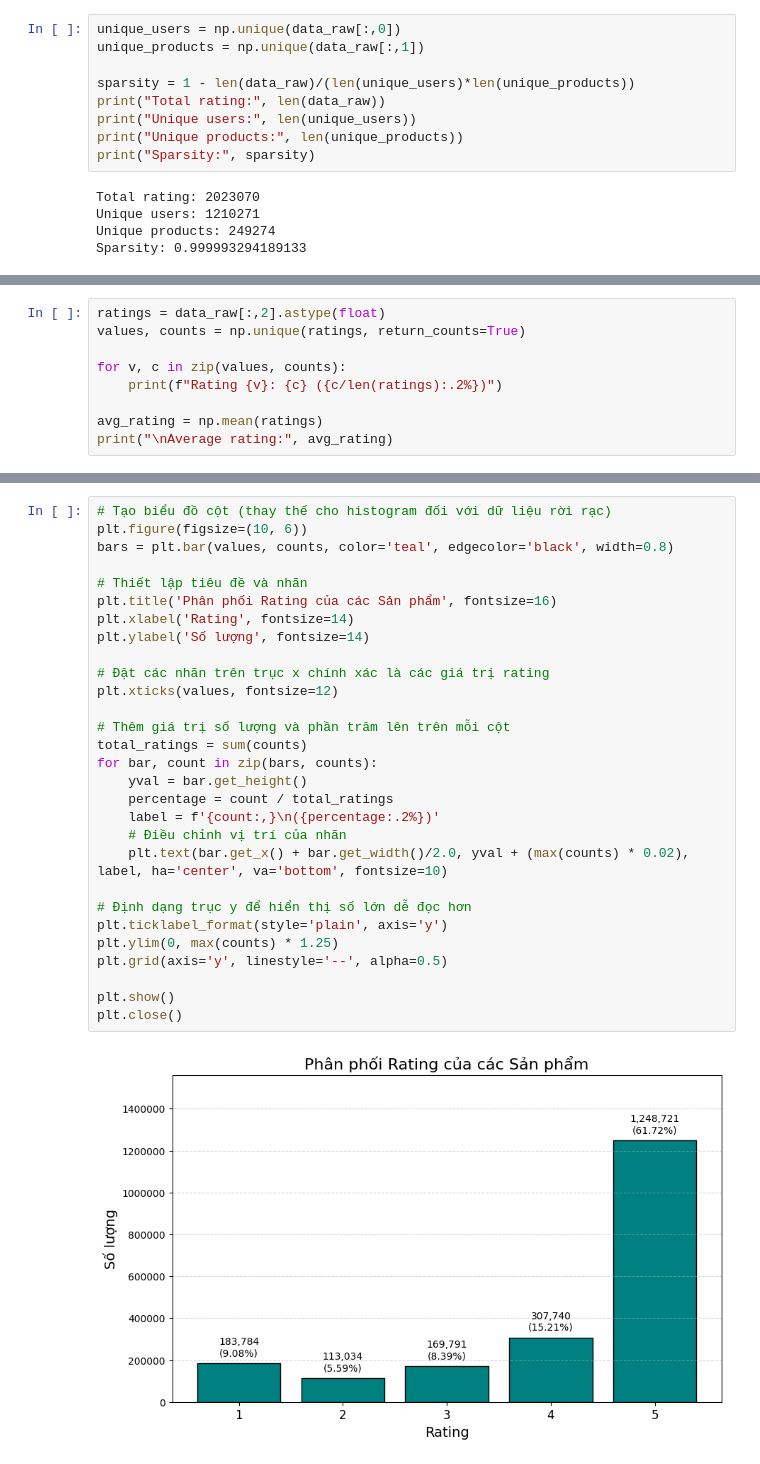
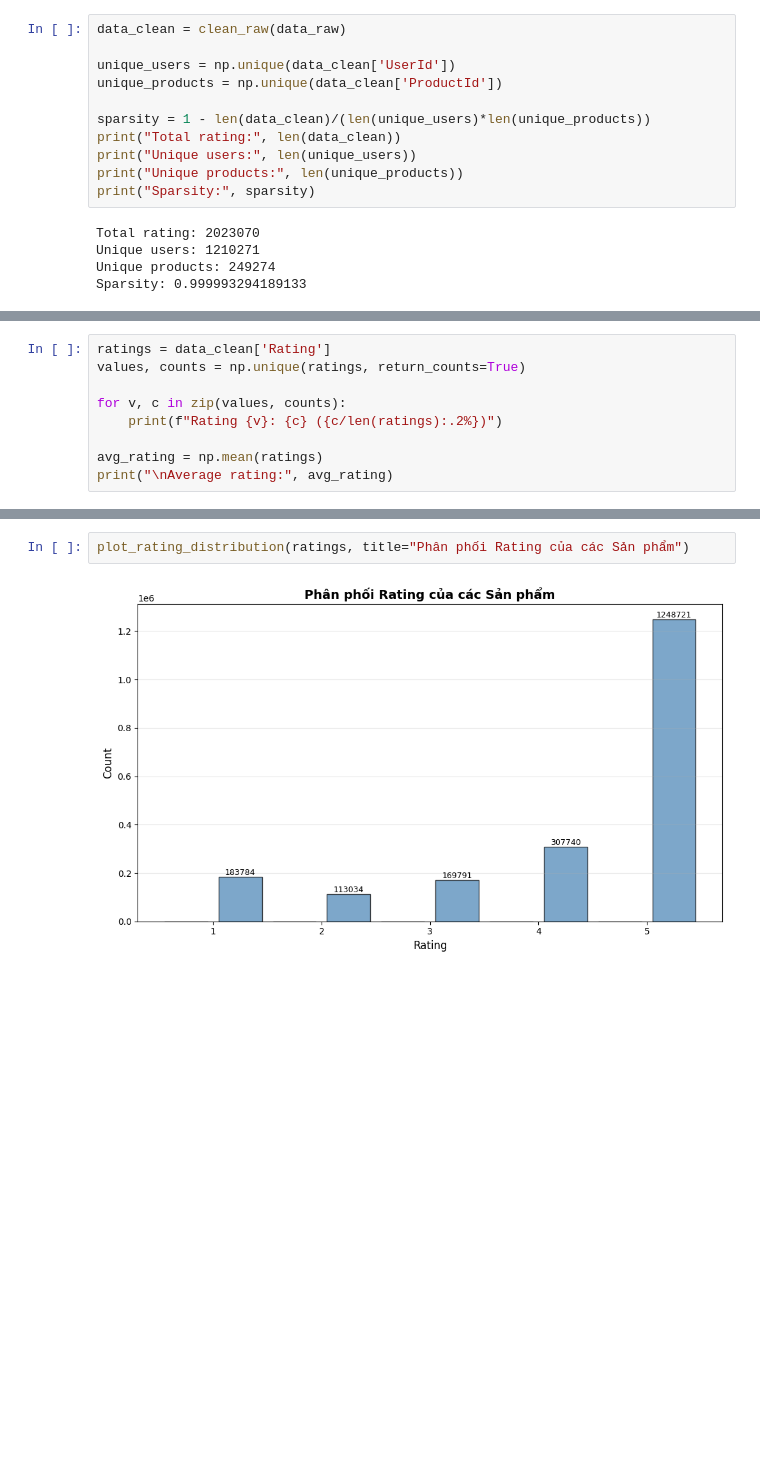
Before and after one commit to Hutaph/amazon-recommender-system, a Jupyter notebook: notebooks/01_data_exploration.ipynb, the cells around one changed output, grey strips where cells are left out. Cells and saved outputs as stored; diff of their text form; blank space fills up the shorter version.

```diff
--- a/notebooks/01_data_exploration.ipynb
+++ b/notebooks/01_data_exploration.ipynb
@@ -69,9 +91,11 @@ Timestamp lưu lại thời điểm đánh giá được tạo ra, thường dư
 # %%
-unique_users = np.unique(data_raw[:,0])
-unique_products = np.unique(data_raw[:,1])
+data_clean = clean_raw(data_raw)
 
-sparsity = 1 - len(data_raw)/(len(unique_users)*len(unique_products))
-print("Total rating:", len(data_raw))
+unique_users = np.unique(data_clean['UserId'])
+unique_products = np.unique(data_clean['ProductId'])
+
+sparsity = 1 - len(data_clean)/(len(unique_users)*len(unique_products))
+print("Total rating:", len(data_clean))
 print("Unique users:", len(unique_users))
 print("Unique products:", len(unique_products))
 print("Sparsity:", sparsity)
@@ -90,5 +117,5 @@ Sparsity: 0.999993294189133
 # %%
-ratings = data_raw[:,2].astype(float)
+ratings = data_clean['Rating']
 values, counts = np.unique(ratings, return_counts=True)
 
 for v, c in zip(values, counts):
@@ -109,32 +138,5 @@ Average rating: 4.149035871225415
 # %%
-# Tạo biểu đồ cột (thay thế cho histogram đối với dữ liệu rời rạc)
-plt.figure(figsize=(10, 6))
-bars = plt.bar(values, counts, color='teal', edgecolor='black', width=0.8)
-
-# Thiết lập tiêu đề và nhãn
-plt.title('Phân phối Rating của các Sản phẩm', fontsize=16)
-plt.xlabel('Rating', fontsize=14)
-plt.ylabel('Số lượng', fontsize=14)
-
-# Đặt các nhãn trên trục x chính xác là các giá trị rating
-plt.xticks(values, fontsize=12)
-
-# Thêm giá trị số lượng và phần trăm lên trên mỗi cột
-total_ratings = sum(counts)
-for bar, count in zip(bars, counts):
-    yval = bar.get_height()
-    percentage = count / total_ratings
-    label = f'{count:,}\n({percentage:.2%})'
-    # Điều chỉnh vị trí của nhãn
-    plt.text(bar.get_x() + bar.get_width()/2.0, yval + (max(counts) * 0.02), label, ha='center', va='bottom', fontsize=10)
-
-# Định dạng trục y để hiển thị số lớn dễ đọc hơn
-plt.ticklabel_format(style='plain', axis='y')
-plt.ylim(0, max(counts) * 1.25)
-plt.grid(axis='y', linestyle='--', alpha=0.5)
-
-plt.show()
-plt.close()
+plot_rating_distribution(ratings, title="Phân phối Rating của các Sản phẩm")
 # %% [output]
-[figure, old version]
+[figure, new version]
 # %% [markdown]
```
Also changed, not shown: parts of 71 cells of this notebook, 10 other files.
